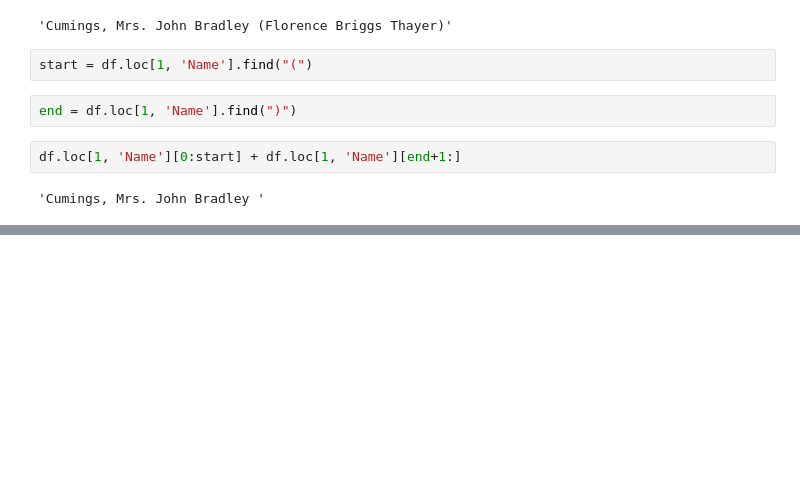
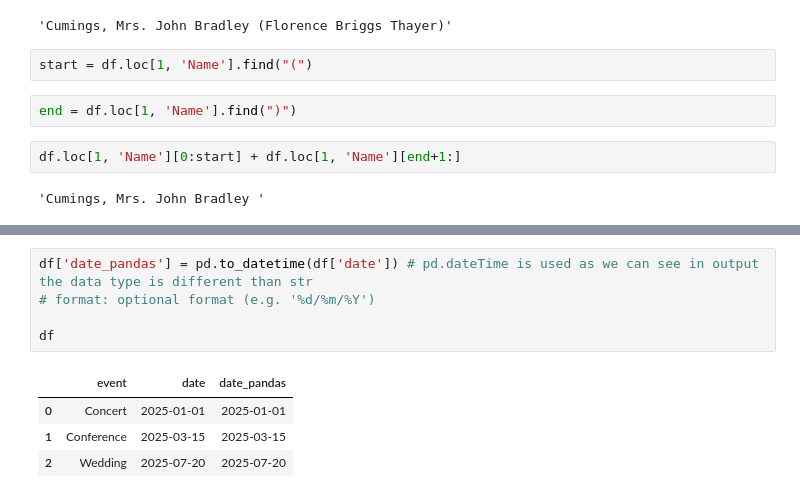
Before and after one commit to Shubham141-Git/Data-Science-Learning, a Jupyter notebook: level_2/28-02-2026-Pandas-last-Class/July-17-2026.ipynb, the cells around one changed output, grey strips where cells are left out. Drawn from its saved outputs; the diff is of its cells as text; blank space fills up the shorter version.

```diff
--- a/level_2/28-02-2026-Pandas-last-Class/July-17-2026.ipynb
+++ b/level_2/28-02-2026-Pandas-last-Class/July-17-2026.ipynb
@@ -64,0 +400,10 @@ Name: Name, dtype: str
+# %%
+df['date_pandas'] = pd.to_datetime(df['date']) # pd.dateTime is used as we can see in output the data type is different than str
+# format: optional format (e.g. '%d/%m/%Y')
+
+df
+# %% [output]
+|  | event | date | date_pandas |
+| 0 | Concert | 2025-01-01 | 2025-01-01 |
+| 1 | Conference | 2025-03-15 | 2025-03-15 |
+| 2 | Wedding | 2025-07-20 | 2025-07-20 |
```
Also changed, not shown: parts of 62 cells of this notebook.
